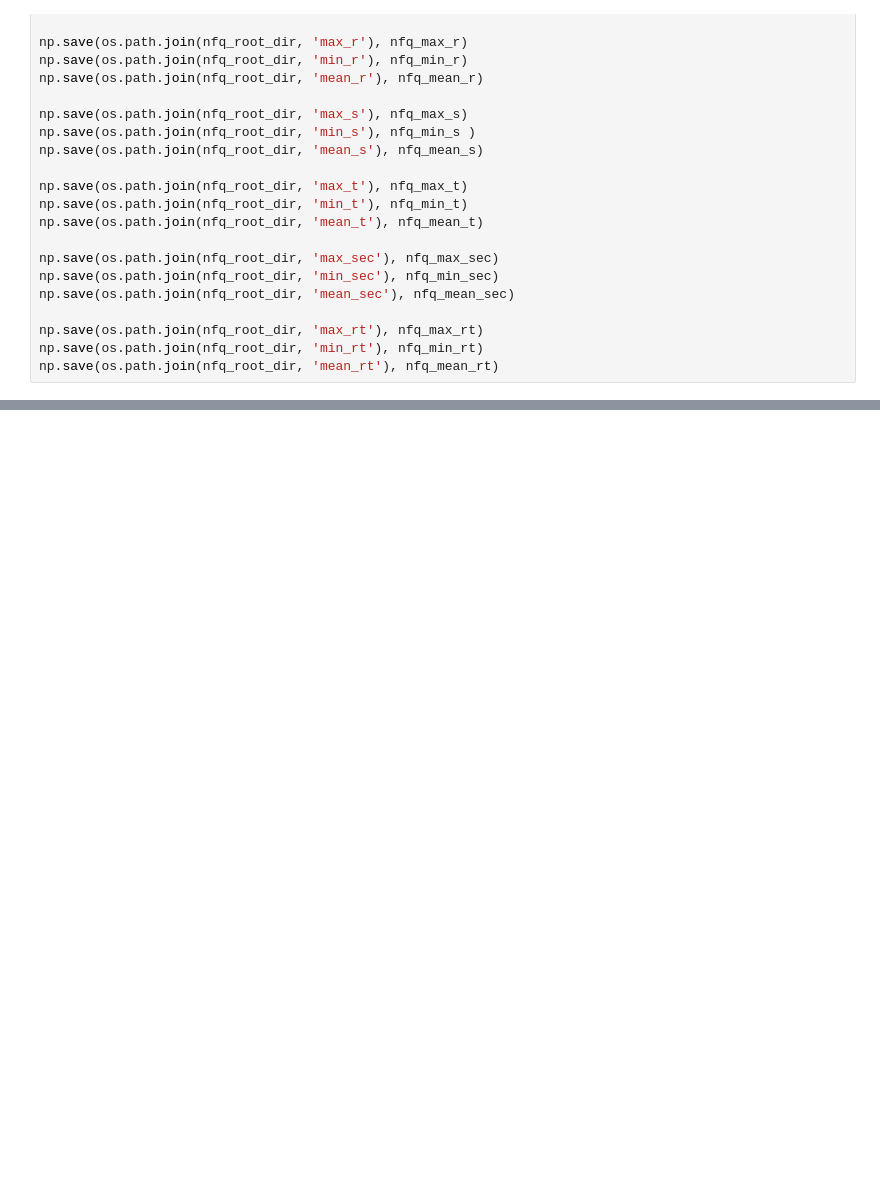
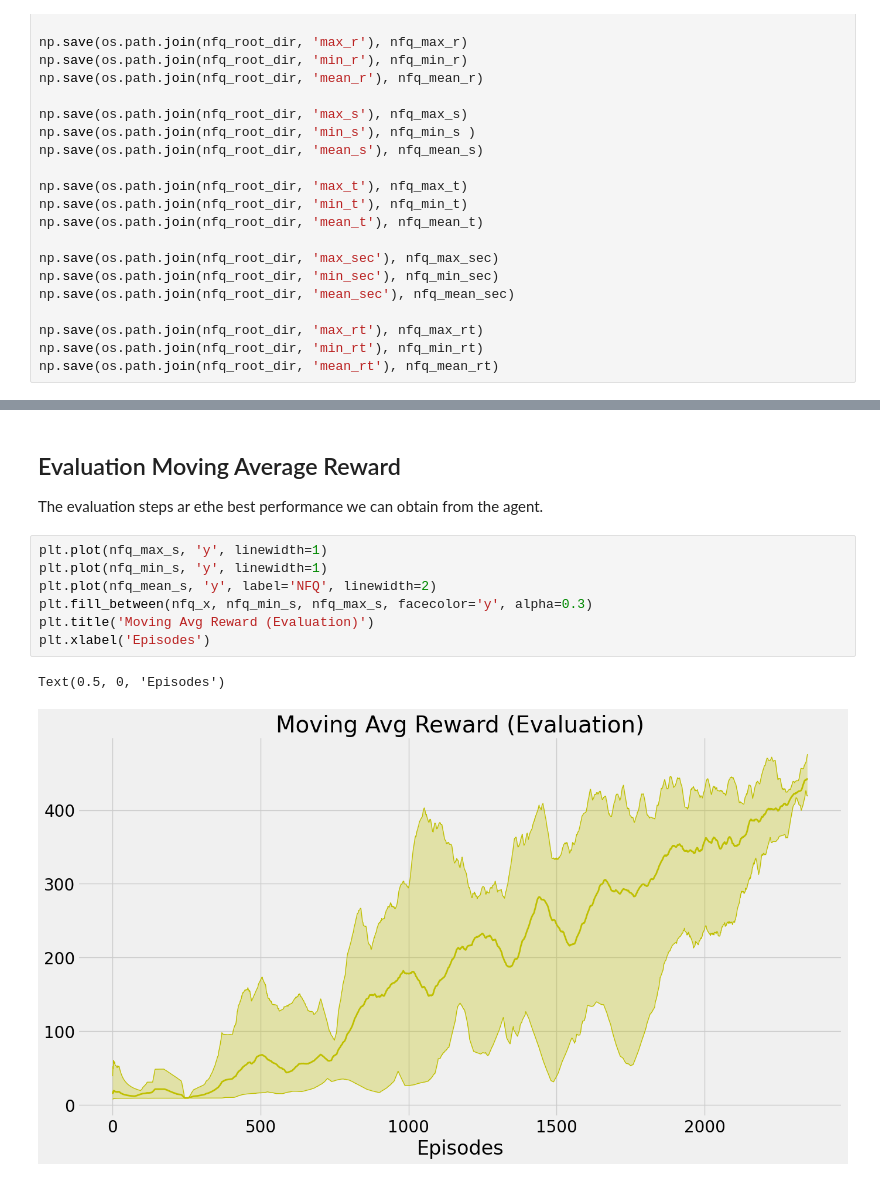
Before and after one commit to romenlaw/RL-playground, a Jupyter notebook: rl_playground4.ipynb, the cells around one changed output, grey strips where cells are left out. Saved outputs shown, nothing was run; the diff lists cells and outputs as text; blank space fills up the shorter version.

```diff
--- a/rl_playground4.ipynb
+++ b/rl_playground4.ipynb
@@ -745,0 +776,13 @@ _di
+# %% [markdown]
+## Evaluation Moving Average Reward
+The evaluation steps ar ethe best performance we can obtain from the agent.
+# %%
+plt.plot(nfq_max_s, 'y', linewidth=1)
+plt.plot(nfq_min_s, 'y', linewidth=1)
+plt.plot(nfq_mean_s, 'y', label='NFQ', linewidth=2)
+plt.fill_between(nfq_x, nfq_min_s, nfq_max_s, facecolor='y', alpha=0.3)
+plt.title('Moving Avg Reward (Evaluation)')
+plt.xlabel('Episodes')
+# %% [output]
+Text(0.5, 0, 'Episodes')
+[figure, added]
```
Also changed, not shown: parts of 17 cells of this notebook.
